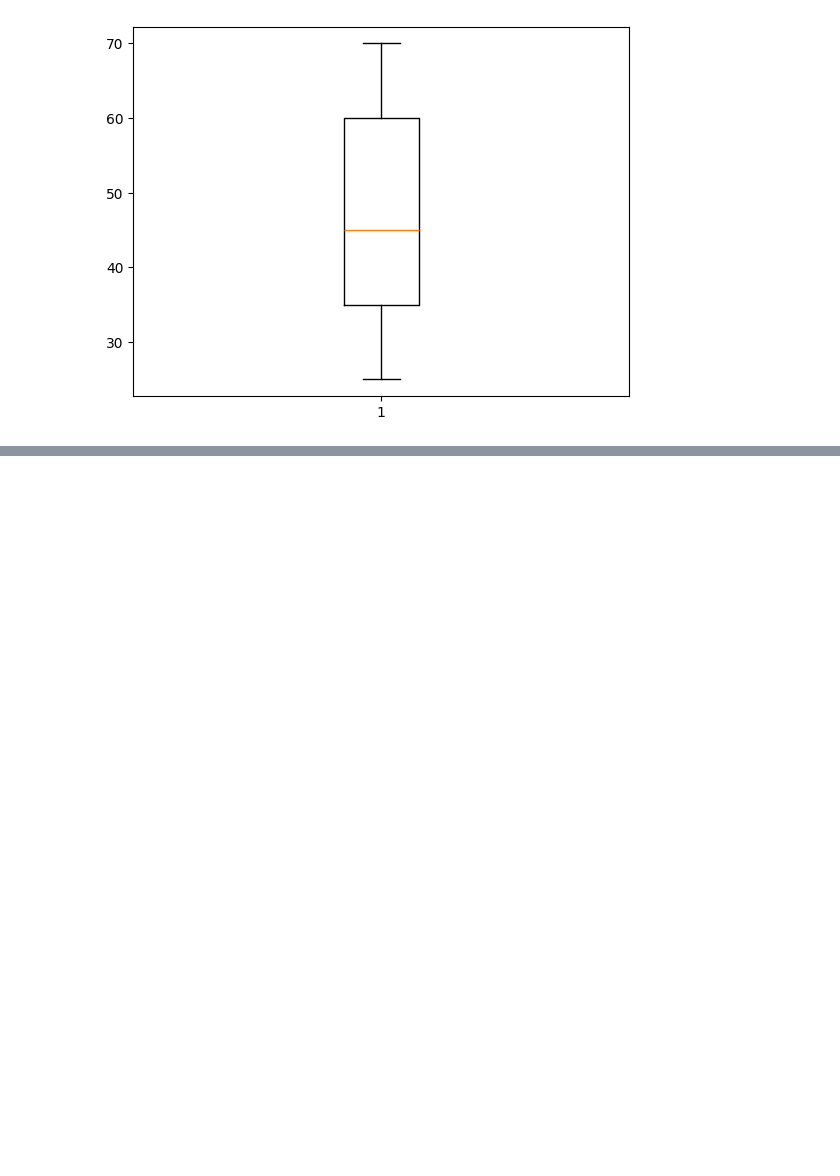
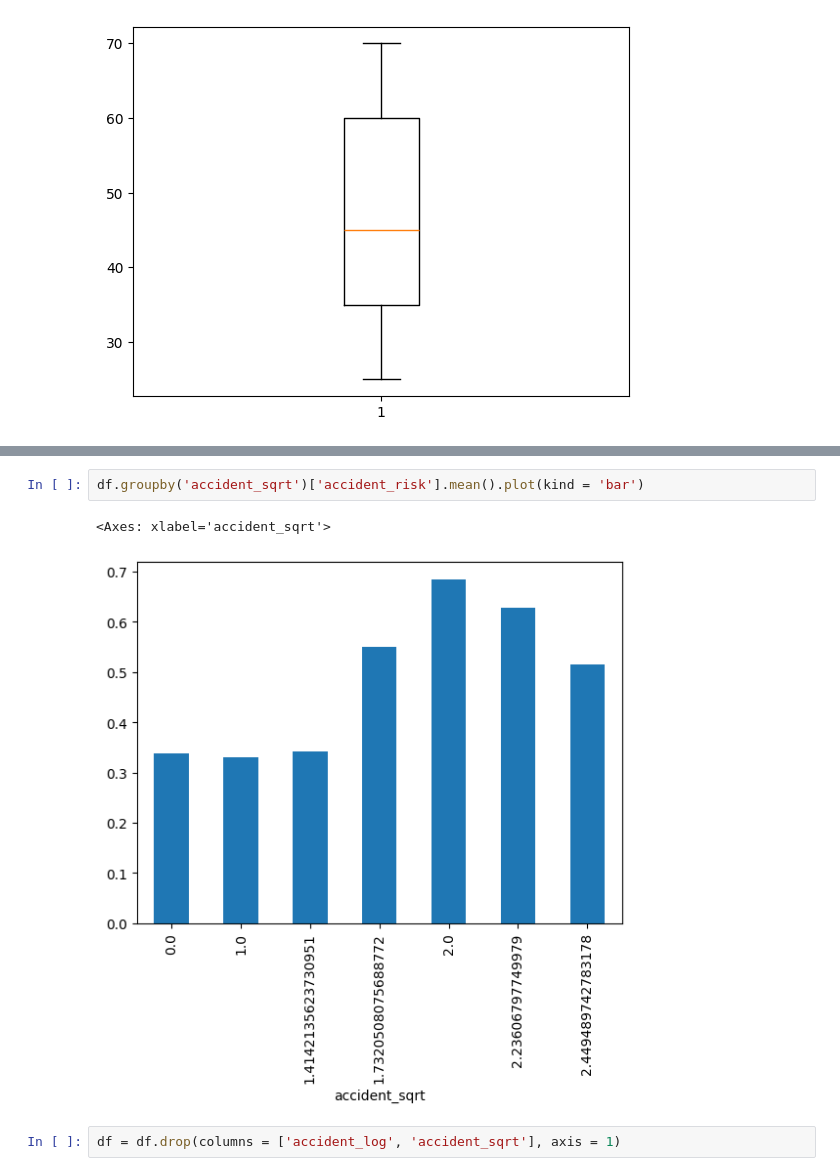
Before and after one commit to Zrahay/Kagg-Repo, a Jupyter notebook: Accidents/code2.ipynb, the cells around one changed output, grey strips where cells are left out. Cells and saved outputs as stored; diff of their text form; blank space fills up the shorter version.

```diff
--- a/Accidents/code2.ipynb
+++ b/Accidents/code2.ipynb
@@ -363,0 +459,7 @@ print(outlier_row)
+# %%
+df.groupby('accident_sqrt')['accident_risk'].mean().plot(kind = 'bar')
+# %% [output]
+<Axes: xlabel='accident_sqrt'>
+[figure, added]
+# %%
+df = df.drop(columns = ['accident_log', 'accident_sqrt'], axis = 1)
```
Also changed, not shown: parts of 29 cells of this notebook, 2 other files.
